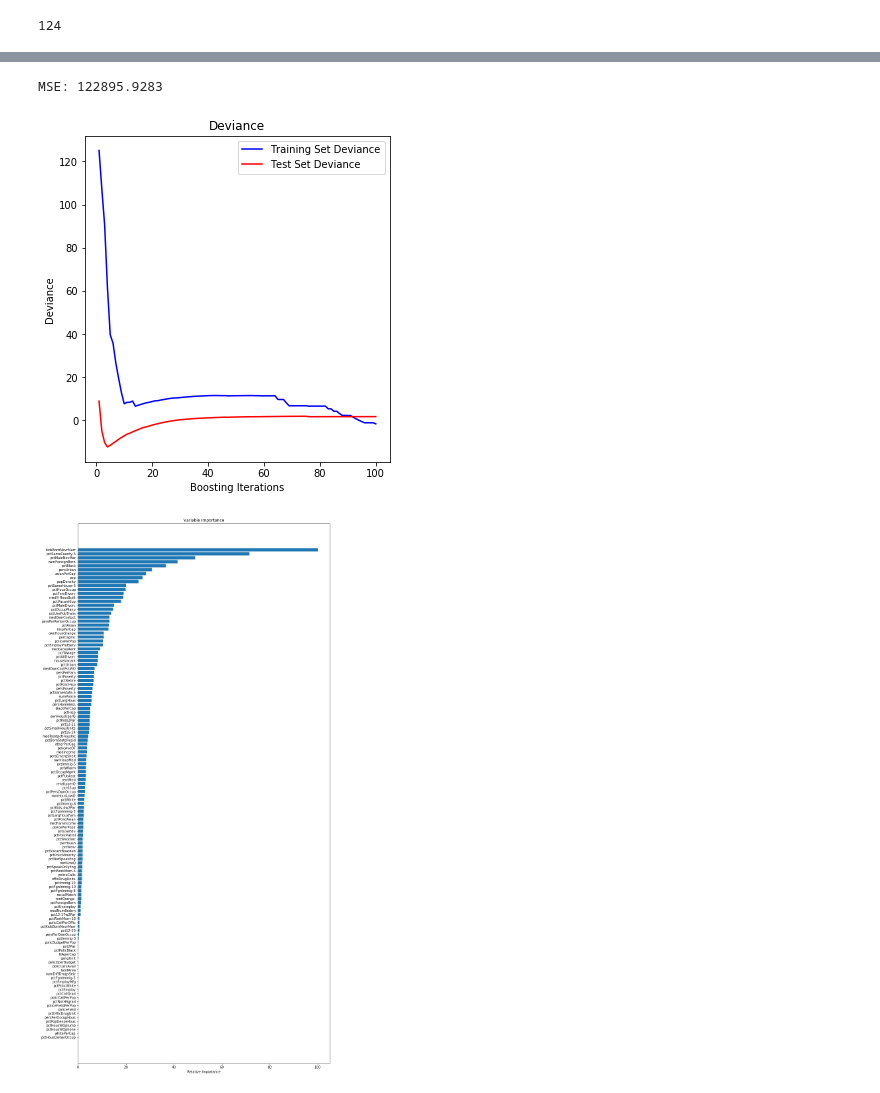
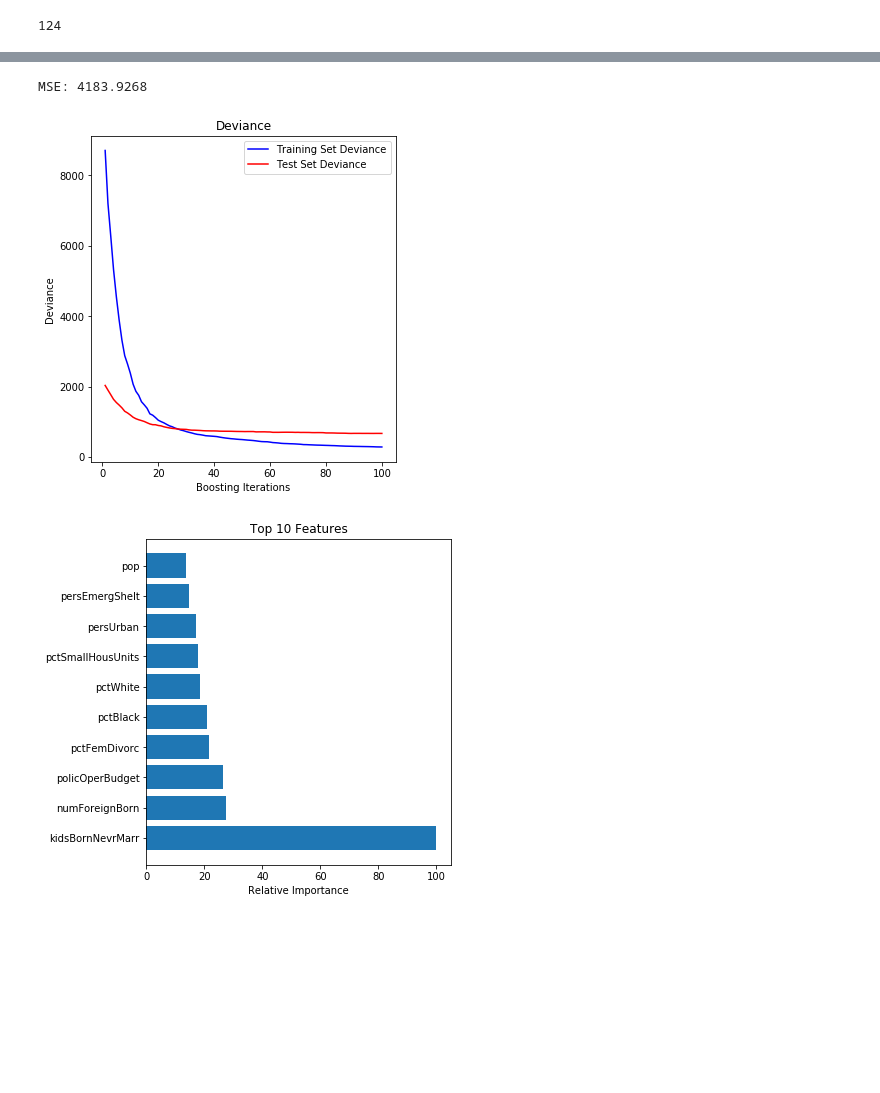
Before and after one commit to WenboTien/Crime_data-analysis, a Jupyter notebook: exploratory_data_analysis/Gradient_Boosting.ipynb, the cells around one changed output, grey strips where cells are left out. Drawn from its saved outputs; the diff is of its cells as text; code cells hidden in the pictures; blank space fills up the shorter version.

Commit message:
Fixed Errors

```diff
--- a/exploratory_data_analysis/Gradient_Boosting.ipynb
+++ b/exploratory_data_analysis/Gradient_Boosting.ipynb
@@ -49,10 +49,11 @@ class GradientBoostRegression:
 
     def __init__(self, df, goal_feature, loss_function):
         self.goal_df = drop_rows_with_null_goal_feature(df, goal_feature)
+        self.goal_df[[goal_feature]] = self.goal_df[[goal_feature]].apply(pd.to_numeric)
+        self.goal_df = self.goal_df[self.goal_df[goal_feature] <= self.goal_df[goal_feature].quantile(0.98)]
         imr = Imputer(missing_values='NaN', strategy='mean', axis=0)
         imr = imr.fit(self.goal_df[features])
         imputed_data = imr.transform(self.goal_df[features]);
-        self.goal_df[[goal_feature]] = self.goal_df[[goal_feature]].apply(pd.to_numeric)
         self.df_X_train, self.df_X_test, self.df_y_train, self.df_y_test = \
         train_test_split(imputed_data, self.goal_df[goal_feature], test_size=0.10)
         self.estimator = GradientBoostingRegressor(loss=loss_function)
@@ -60,7 +61,7 @@ class GradientBoostRegression:
     def train(self):
         self.estimator.fit(self.df_X_train, self.df_y_train)
 
-        mse = mean_squared_error(self.df_y_test, estimator.predict(self.df_X_test))
+        mse = mean_squared_error(self.df_y_test, self.estimator.predict(self.df_X_test))
         print("MSE: %.4f" % mse)
 
     def plot_deviance(self):
@@ -81,16 +82,16 @@ class GradientBoostRegression:
         plt.show()
 
     def plot_feature_importance(self):
-        plt.figure(figsize=(30, 30))
+        plt.figure(figsize=(12, 6))
         feature_importance = self.estimator.feature_importances_
         feature_importance = 100.0 * (feature_importance / feature_importance.max())
-        sorted_idx = np.argsort(feature_importance)
-        pos = np.arange(sorted_idx.shape[0]) + .5
+        sorted_index = np.argsort(feature_importance)[::-1][:10]
+        pos = np.arange(sorted_index.shape[0]) + .5
         plt.subplot(1, 2, 2)
-        plt.barh(pos, feature_importance[sorted_idx], align='center')
-        plt.yticks(pos, self.goal_df.columns[sorted_idx])
+        plt.barh(pos, feature_importance[sorted_index], align='center')
+        plt.yticks(pos, self.goal_df.columns[sorted_index])
         plt.xlabel('Relative Importance')
-        plt.title('Variable Importance')
+        plt.title('Top 10 Features')
         plt.show()
 # %%
 murdersRegressor = GradientBoostRegression(df, 'murders', 'ls')
@@ -113,10 +116,10 @@ MSE: 2305.4645
 # %%
-robberiesRegressor = GradientBoostRegression(df, 'robberies', 'quantile')
+robberiesRegressor = GradientBoostRegression(df, 'robberies', 'huber')
 robberiesRegressor.train()
 robberiesRegressor.plot_deviance()
 robberiesRegressor.plot_feature_importance()
 # %% [output]
-MSE: 122895.9283
+MSE: 4183.9268
-[figure, old version]
+[figure, new version]
-[figure, old version]
+[figure, new version]
 # %%
```
Also changed, not shown: parts of 4 cells of this notebook, 3 other files.
